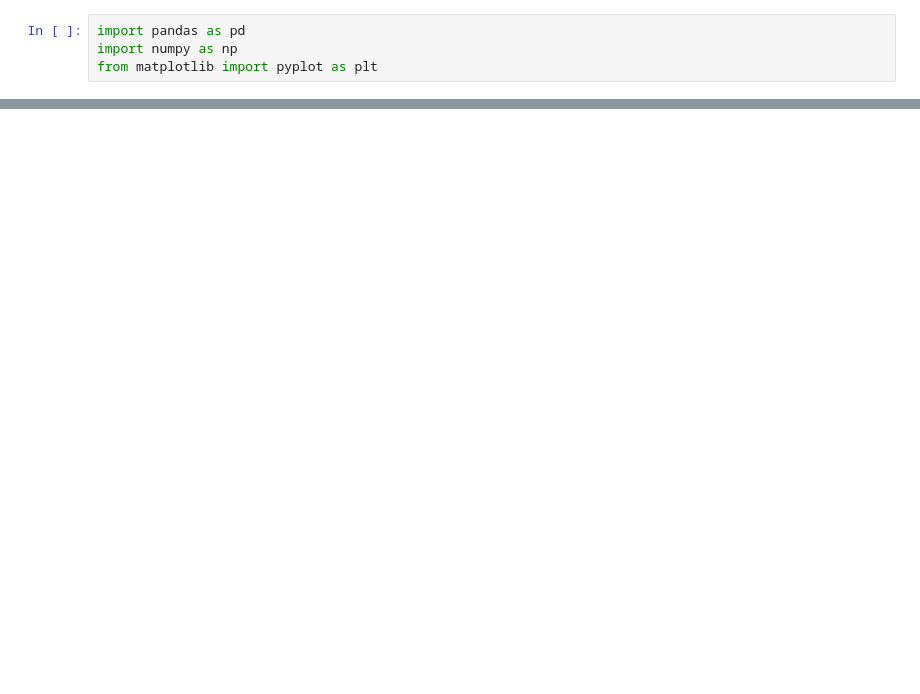
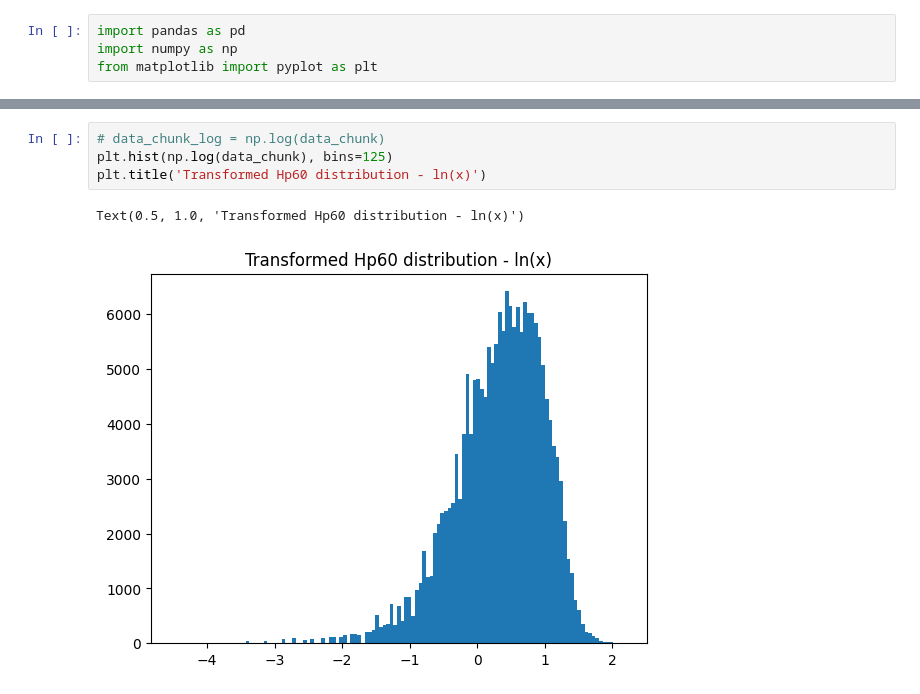
Before and after one commit to whaly-w/spacesci, a Jupyter notebook: model_data_selection.ipynb, the cells around one changed output, grey strips where cells are left out. Cells and saved outputs as stored; diff of their text form; blank space fills up the shorter version.

```diff
--- a/model_data_selection.ipynb
+++ b/model_data_selection.ipynb
@@ -62,3 +80,10 @@ plt.title('Hp60 distribution')
+# %%
+# data_chunk_log = np.log(data_chunk)
+plt.hist(np.log(data_chunk), bins=125)
+plt.title('Transformed Hp60 distribution - ln(x)')
+# %% [output]
+Text(0.5, 1.0, 'Transformed Hp60 distribution - ln(x)')
+[figure, added]
 # %%
 # data_chunk_log = np.log(data_chunk)
 plt.hist(np.log(data_chunk + np.ones(len(data_chunk))), bins=125)
```
Also changed, not shown: parts of 9 cells of this notebook, 42 other files.
